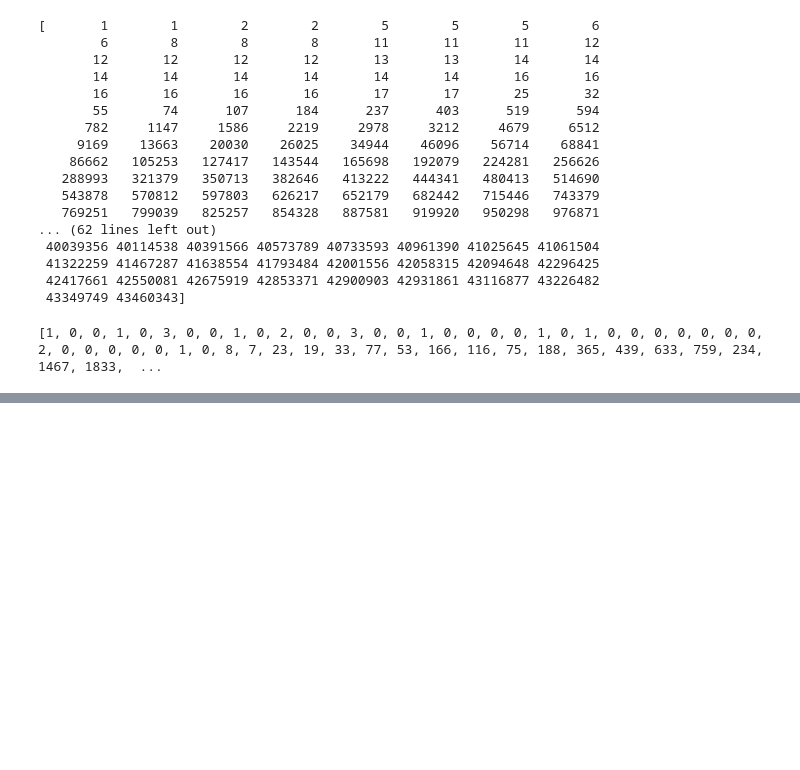
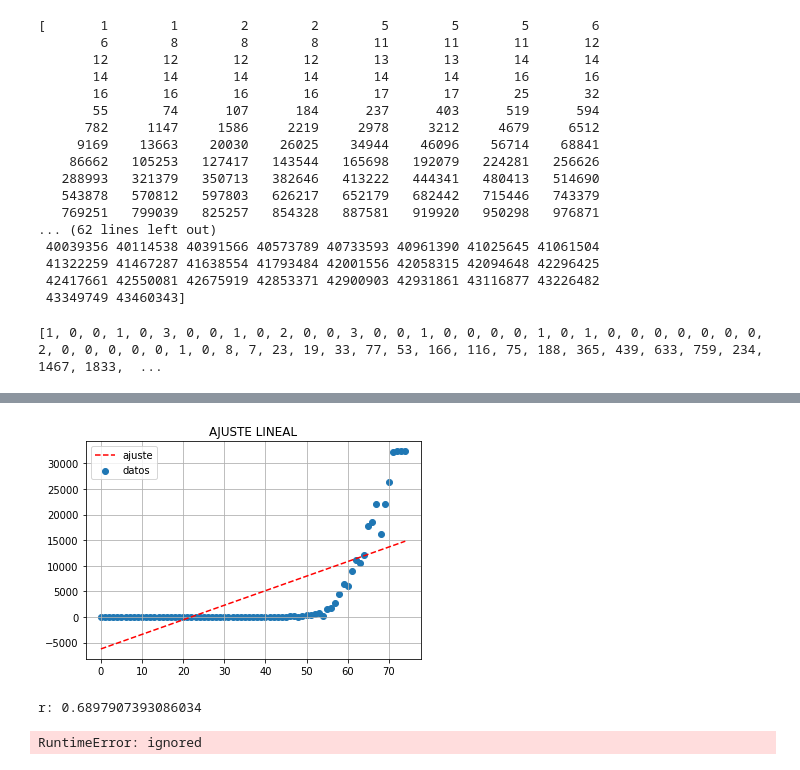
Before and after one commit to Leonel-H29/Facultad, a Jupyter notebook: TP2/TP2.ipynb, the cells around one changed output, grey strips where cells are left out. Cells and saved outputs as stored; diff of their text form; code cells hidden in the pictures; blank space fills up the shorter version.

```diff
--- a/TP2/TP2.ipynb
+++ b/TP2/TP2.ipynb
@@ -241,0 +274,35 @@ r: nan
+# %%
+y = casosUSA[0:75]
+x = np.arange(len(y))
+
+
+a,b= optimize.curve_fit(lineal,x,y)
+#print(a)
+
+plt.plot(x,lineal(x,*a), '--', color='red')
+plt.scatter(x,y)
+plt.title('AJUSTE LINEAL')
+plt.legend(('ajuste','datos'), loc='upper left')
+plt.grid()
+plt.show()
+print(f"r: {CoefCorrelacion(Sr(y,lineal(x,*a)),St(y))}")
+# %% [output]
+[figure, added]
+r: 0.6897907393086034
+# %%
+y = casosUSA[0:75]
+x = np.arange(len(y))
+
+
+a,b= optimize.curve_fit(exponencial,x,y)
+#print(a)
+
+plt.plot(x,exponencial(x,*a), '--', color='red')
+plt.scatter(x,y)
+plt.title('AJUSTE EXPONENCIAL')
+plt.legend(('ajuste','datos'), loc='upper left')
+plt.grid()
+plt.show()
+print(f"r: {CoefCorrelacion(Sr(y,exponencial(x,*a)),St(y))}")
+# %% [output]
+RuntimeError: ignored
```
Also changed, not shown: parts of 27 cells of this notebook.
